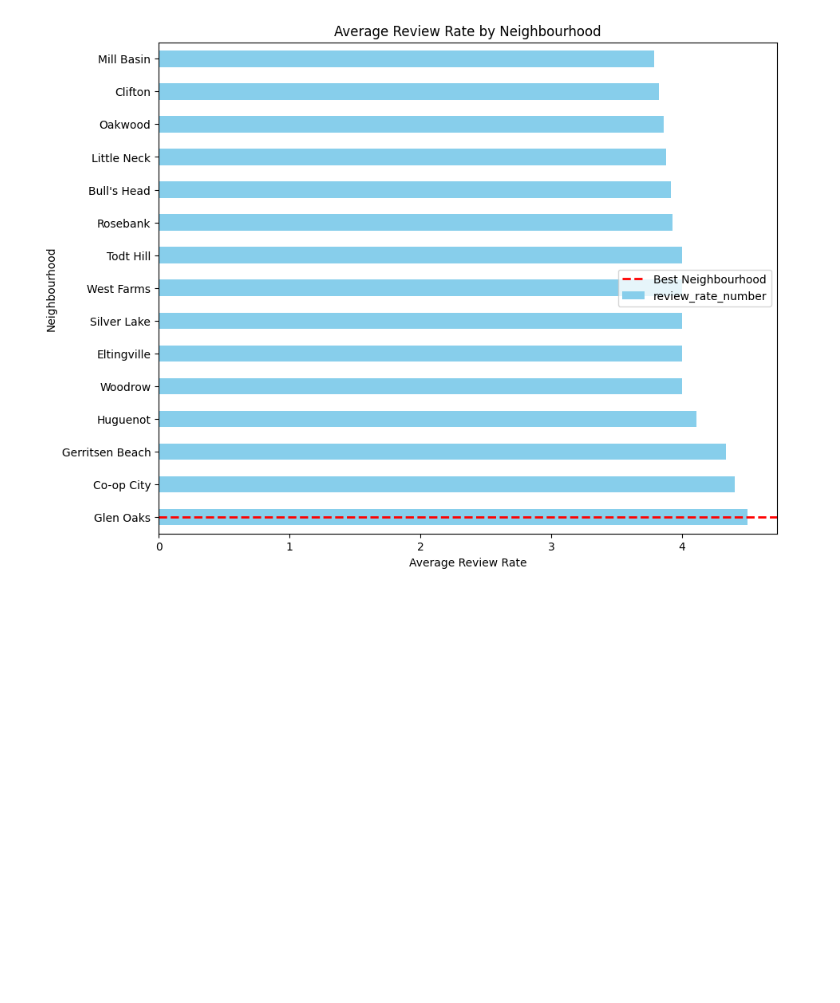
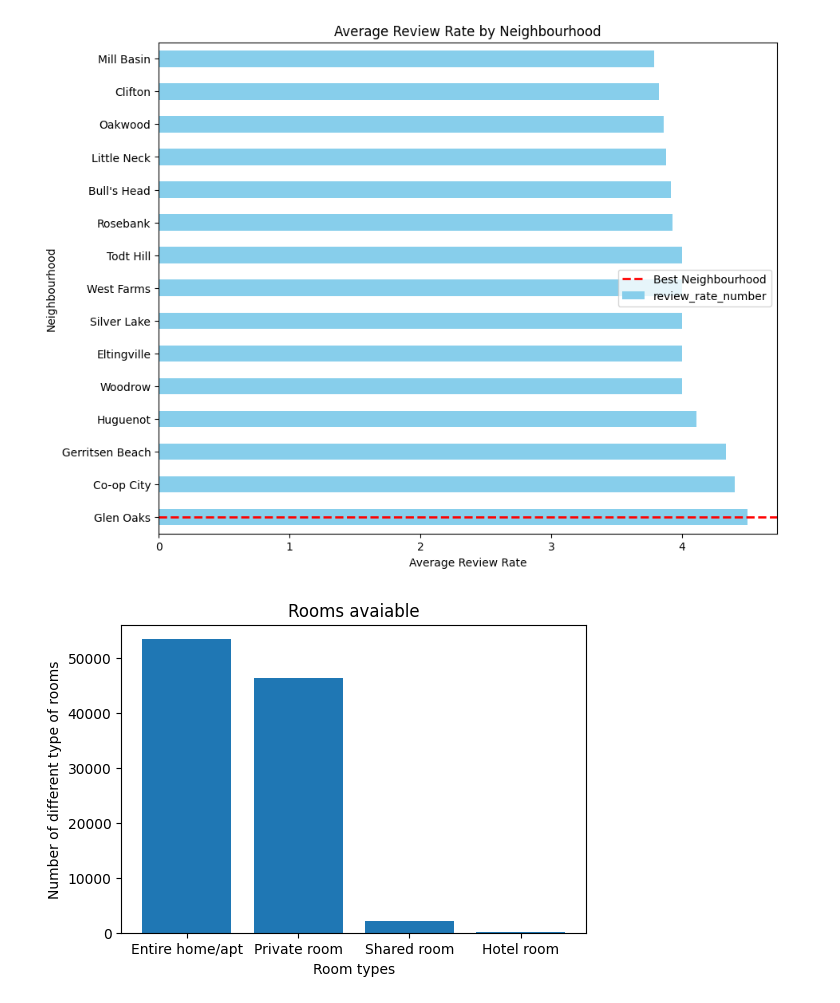
Before and after one commit to AnnaBicelli/Airbnb_Open_Data_project, a Jupyter notebook: Airbnb_Project.ipynb, the cells around one changed output. Cells and saved outputs as stored; diff of their text form; code cells hidden in the pictures; blank space fills up the shorter version.

Commit message:
Add some plots and  a map of nycve neighbourhoods
Add some plots and  a map of nyc with the most expensive neighbourhoods and the less expensive neighbourhoods using the package folium

```diff
--- a/Airbnb_Project.ipynb
+++ b/Airbnb_Project.ipynb
@@ -1382,3 +1617,15 @@ plt.legend()
 plt.show()
 # %% [output]
 [figure]
+# %%
+room_types = airbnb_df.room_type.value_counts()
+plt.figure(figsize=(6,4))
+x = room_types.index
+y = room_types
+plt.bar(x,y)
+plt.xlabel('Room types')
+plt.ylabel('Number of different type of rooms')
+plt.title('Rooms avaiable')
+plt.show()
+# %% [output]
+[figure, added]
```
Also changed, not shown: parts of 30 cells of this notebook.
